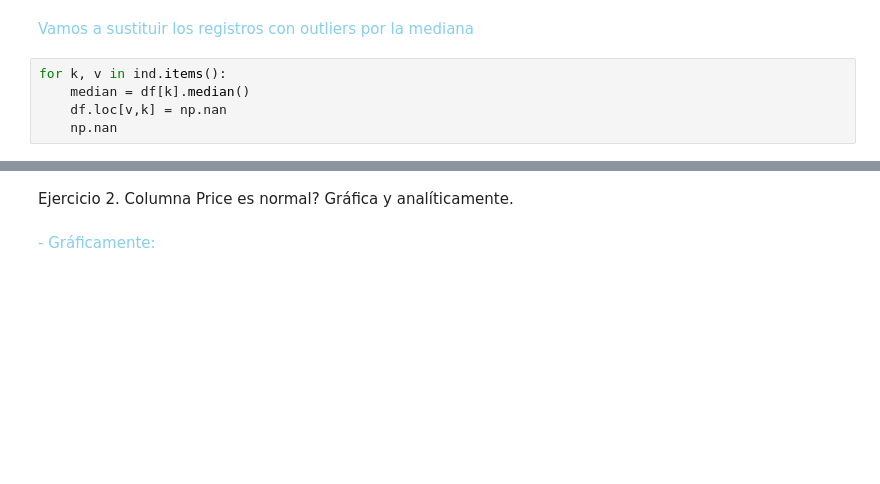
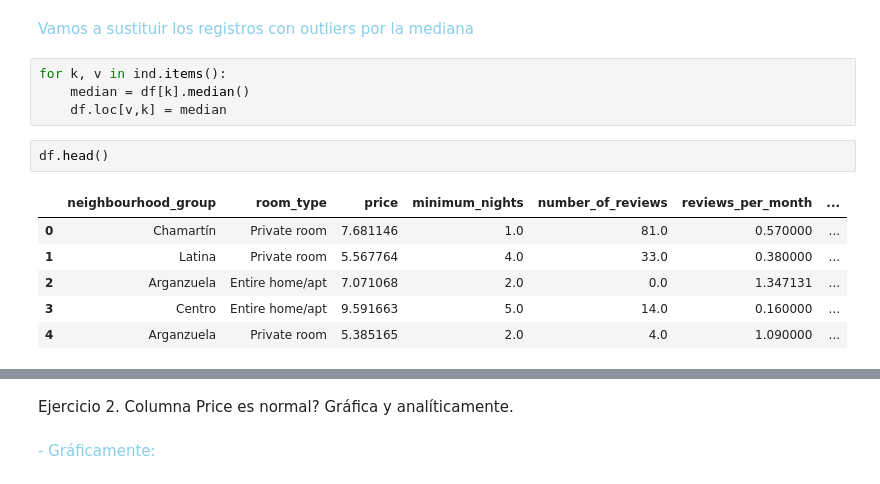
Before and after one commit to Adalab/DA-promo-A-module-3-pairprog-1-pair-3-Olivia-Laura, a Jupyter notebook: ESTADISTICOS/ESTADISTICOS_3/pair_estadisticos_3.ipynb, the cells around one changed output, grey strips where cells are left out. Saved outputs shown, nothing was run; the diff lists cells and outputs as text; blank space fills up the shorter version.

```diff
--- a/ESTADISTICOS/ESTADISTICOS_3/pair_estadisticos_3.ipynb
+++ b/ESTADISTICOS/ESTADISTICOS_3/pair_estadisticos_3.ipynb
@@ -91,5 +91,13 @@ df_num.describe()
 # %%
 for k, v in ind.items():
     median = df[k].median()
-    df.loc[v,k] = np.nan
-    np.nan
+    df.loc[v,k] = median
+# %%
+df.head()
+# %% [output]
+|  | neighbourhood_group | room_type | price | minimum_nights | number_of_reviews | reviews_per_month | ... |
+| 0 | Chamartín | Private room | 7.681146 | 1.0 | 81.0 | 0.570000 | ... |
+| 1 | Latina | Private room | 5.567764 | 4.0 | 33.0 | 0.380000 | ... |
+| 2 | Arganzuela | Entire home/apt | 7.071068 | 2.0 | 0.0 | 1.347131 | ... |
+| 3 | Centro | Entire home/apt | 9.591663 | 5.0 | 14.0 | 0.160000 | ... |
+| 4 | Arganzuela | Private room | 5.385165 | 2.0 | 4.0 | 1.090000 | ... |
```
Also changed, not shown: parts of 22 cells of this notebook.
